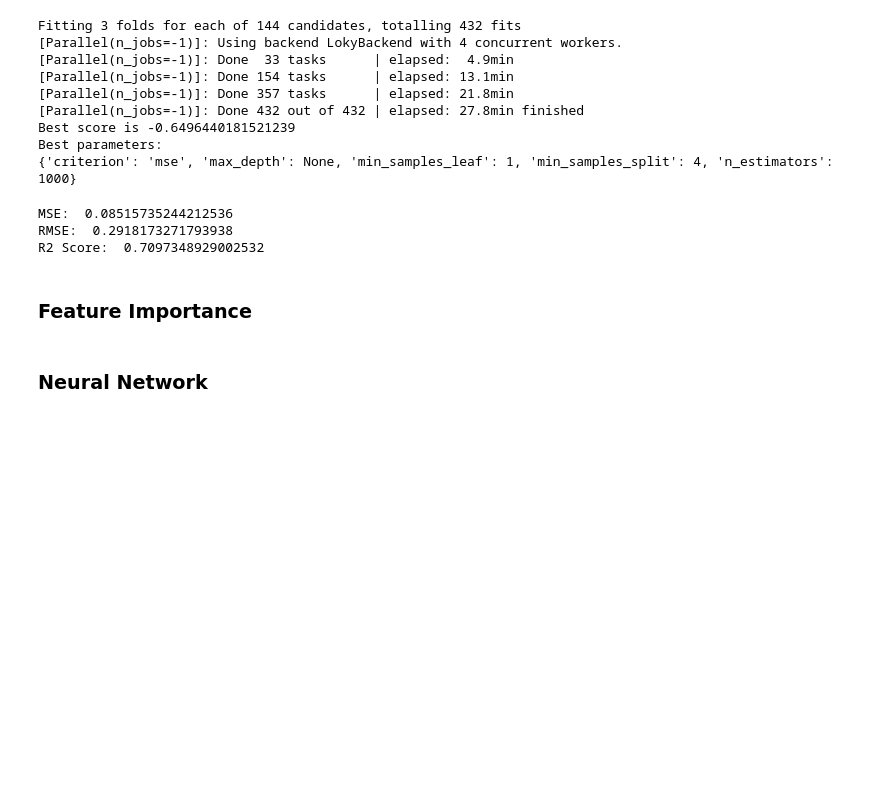
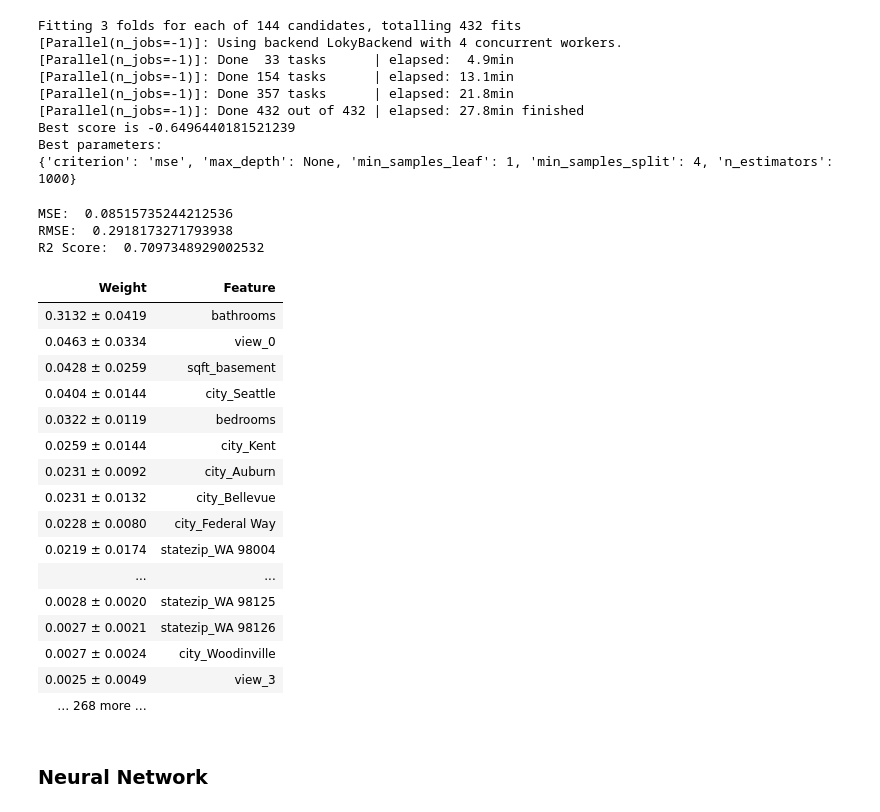
Before and after one commit to jordan-maulino/house_price, a Jupyter notebook: house_price.ipynb, the cells around one changed output. Drawn from its saved outputs; the diff is of its cells as text; code cells hidden in the pictures; blank space fills up the shorter version.

```diff
--- a/house_price.ipynb
+++ b/house_price.ipynb
@@ -536,5 +536,3 @@ RMSE:  0.2918173271793938
 R2 Score:  0.7097348929002532
 # %%
 After grid search, the RF only performs slightly better than before (and still slightly worse than Linear Regression)
-# %% [markdown]
-### Feature Importance
@@ -546,3 +539,23 @@ After grid search, the RF only performs slightly better than before (and still s
+# %%
+eli5.explain_weights(best_grid_pipeline.named_steps['model'], top=50, feature_names=features_list, feature_filter=lambda x: x != '<BIAS>')
+# %% [output]
+| Weight | Feature |
+| 0.3132 ± 0.0419 | bathrooms |
+| 0.0463 ± 0.0334 | view_0 |
+| 0.0428 ± 0.0259 | sqft_basement |
+| 0.0404 ± 0.0144 | city_Seattle |
+| 0.0322 ± 0.0119 | bedrooms |
+| 0.0259 ± 0.0144 | city_Kent |
+| 0.0231 ± 0.0092 | city_Auburn |
+| 0.0231 ± 0.0132 | city_Bellevue |
+| 0.0228 ± 0.0080 | city_Federal Way |
+| 0.0219 ± 0.0174 | statezip_WA 98004 |
+| ... | ... |
+| 0.0028 ± 0.0020 | statezip_WA 98125 |
+| 0.0027 ± 0.0021 | statezip_WA 98126 |
+| 0.0027 ± 0.0024 | city_Woodinville |
+| 0.0025 ± 0.0049 | view_3 |
+| … 268 more … |  |
 # %% [markdown]
 ### Neural Network
 # %%
```
Also changed, not shown: parts of 1 cell of this notebook.
